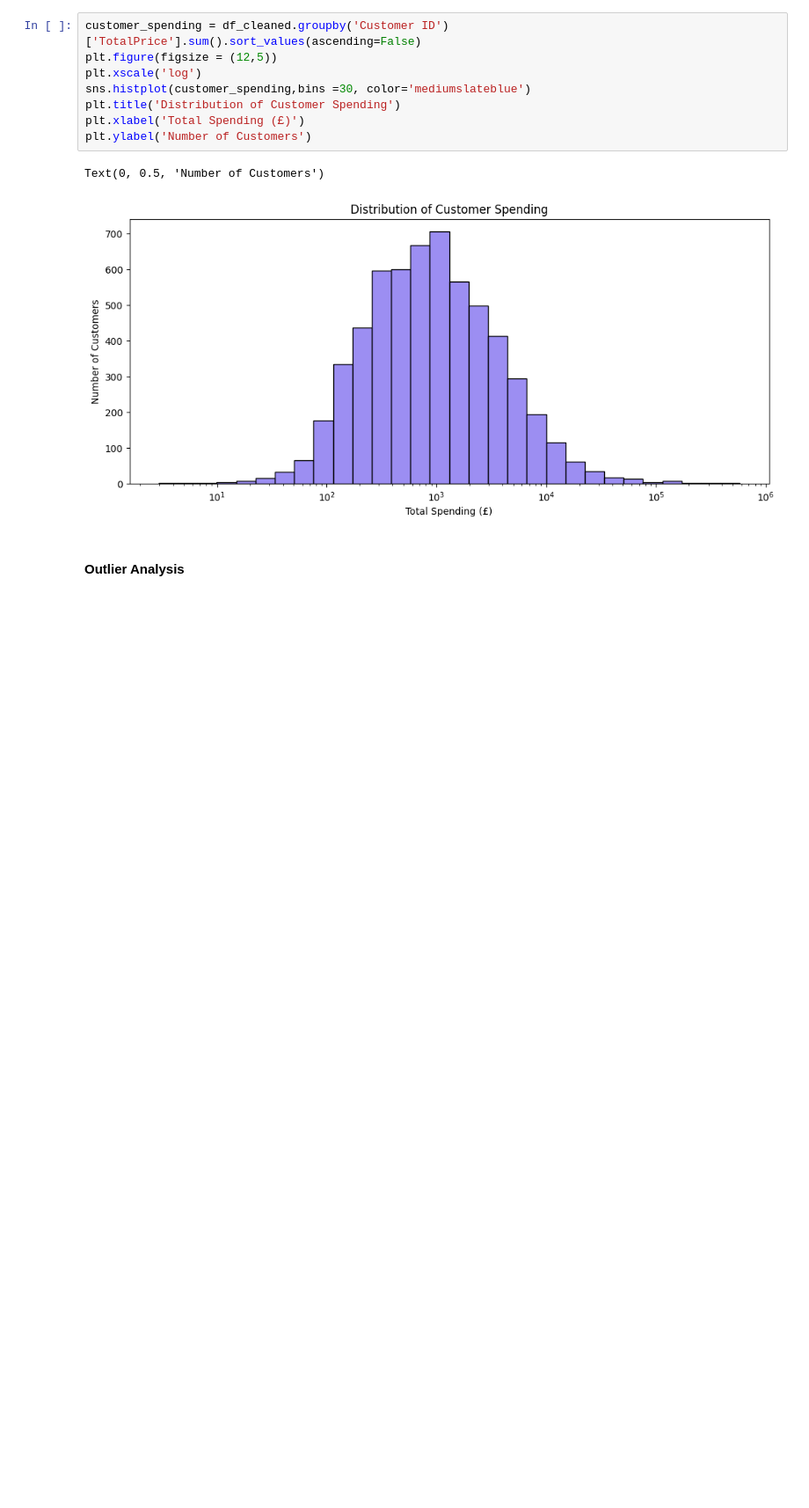
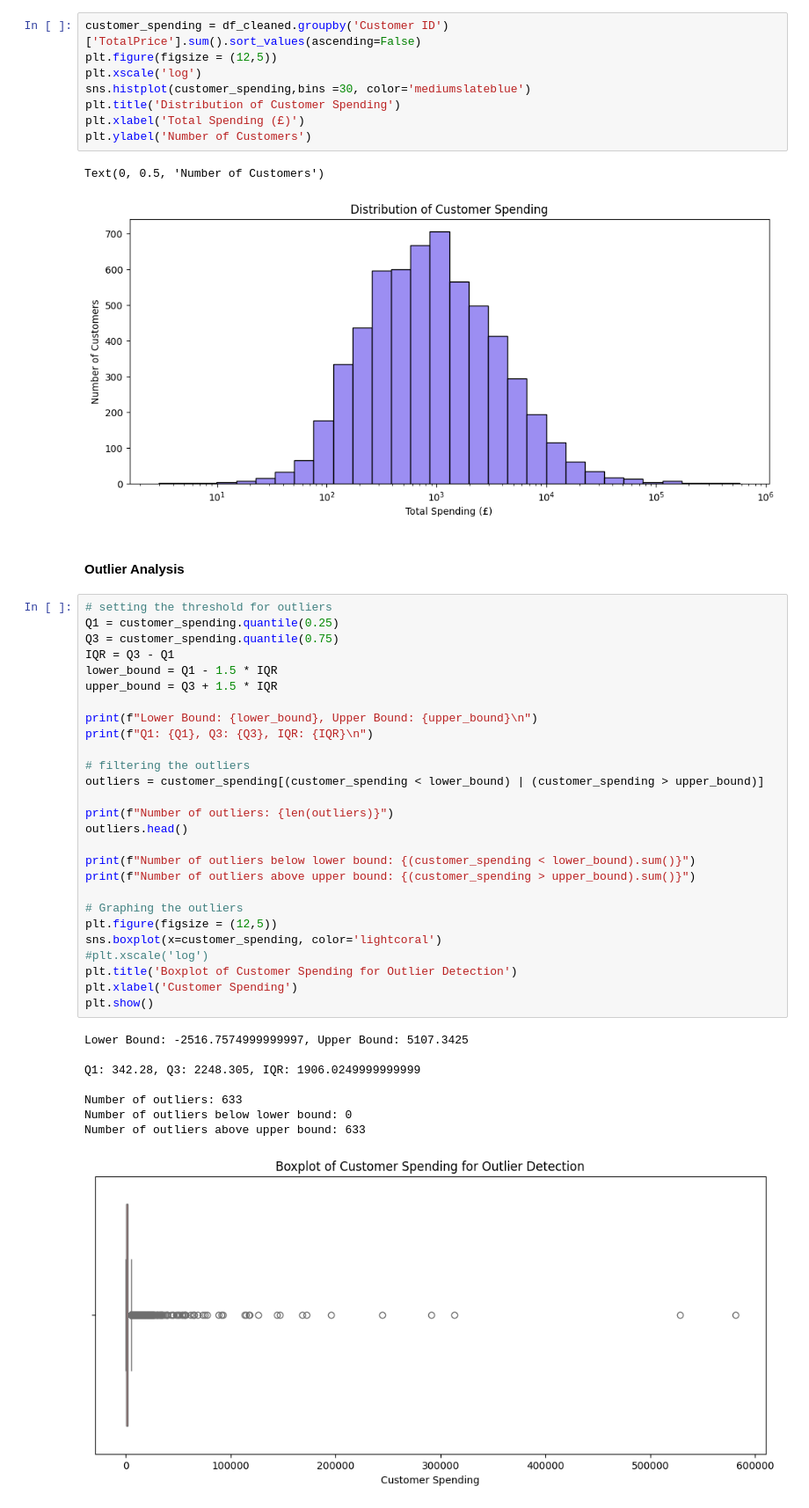
Before and after one commit to sudenazimal/online-retail-customer-analysis, a Jupyter notebook: notebook.ipynb, the cells around one changed output. Shown at 88% size. Cells and saved outputs as stored; diff of their text form; blank space fills up the shorter version.

Commit message:
EDA Completed, sales trends, top products/countries, spending distribution, outlier analysis

```diff
--- a/notebook.ipynb
+++ b/notebook.ipynb
@@ -182,3 +182,39 @@ Text(0, 0.5, 'Number of Customers')
 [figure]
 # %% [markdown]
 #### Outlier Analysis
+# %%
+# setting the threshold for outliers
+Q1 = customer_spending.quantile(0.25)
+Q3 = customer_spending.quantile(0.75)
+IQR = Q3 - Q1
+lower_bound = Q1 - 1.5 * IQR
+upper_bound = Q3 + 1.5 * IQR
+
+print(f"Lower Bound: {lower_bound}, Upper Bound: {upper_bound}\n")
+print(f"Q1: {Q1}, Q3: {Q3}, IQR: {IQR}\n")
+
+# filtering the outliers
+outliers = customer_spending[(customer_spending < lower_bound) | (customer_spending > upper_bound)]
+
+print(f"Number of outliers: {len(outliers)}")
+outliers.head()
+
+print(f"Number of outliers below lower bound: {(customer_spending < lower_bound).sum()}")
+print(f"Number of outliers above upper bound: {(customer_spending > upper_bound).sum()}")
+
+# Graphing the outliers
+plt.figure(figsize = (12,5))
+sns.boxplot(x=customer_spending, color='lightcoral')
+#plt.xscale('log')
+plt.title('Boxplot of Customer Spending for Outlier Detection')
+plt.xlabel('Customer Spending')
+plt.show()
+# %% [output]
+Lower Bound: -2516.7574999999997, Upper Bound: 5107.3425
+
+Q1: 342.28, Q3: 2248.305, IQR: 1906.0249999999999
+
+Number of outliers: 633
+Number of outliers below lower bound: 0
+Number of outliers above upper bound: 633
+[figure, added]
```
